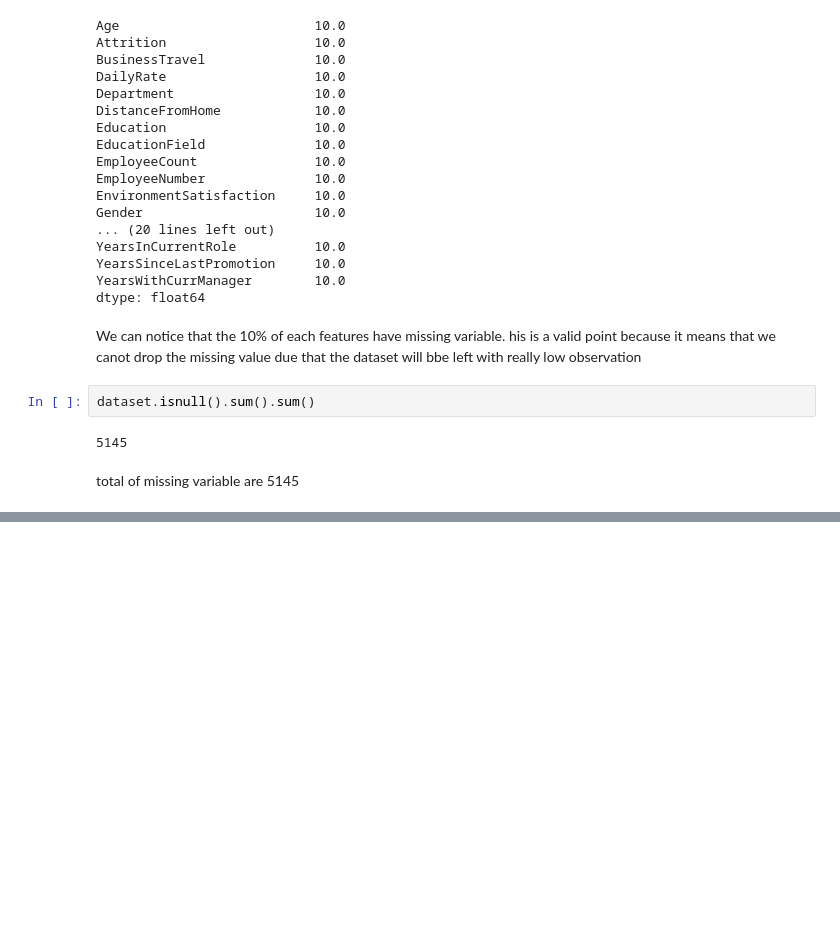
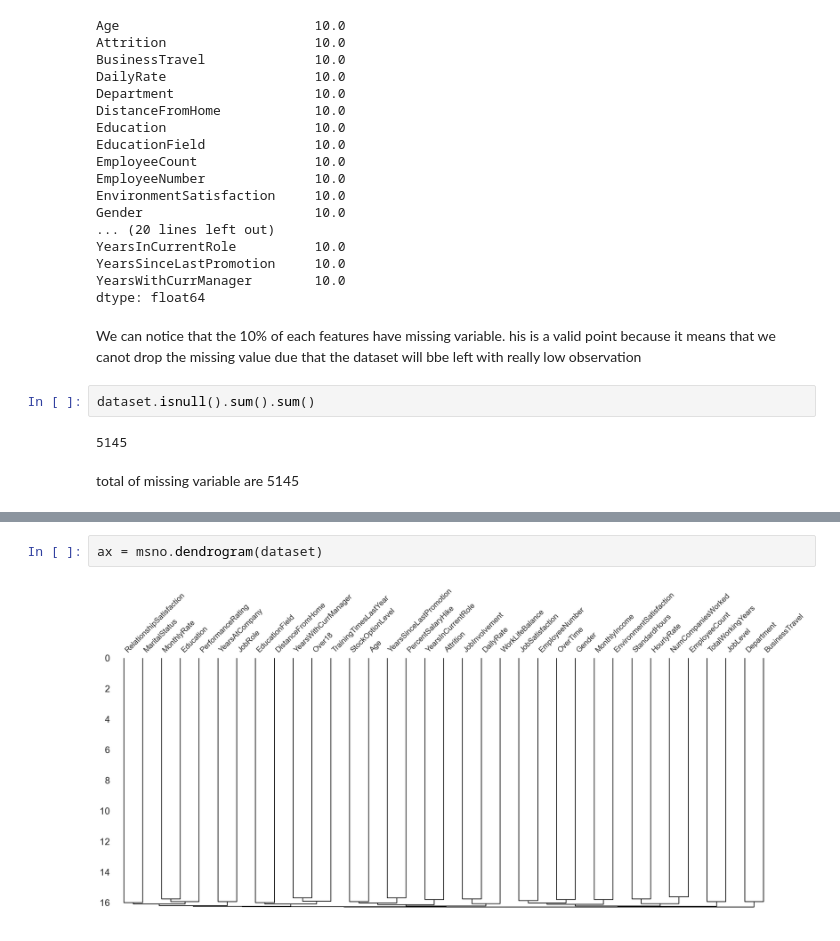
Before and after one commit to Sba23037/CristinaPriolo_Sba23037_Lvl8_CA2_Integrated, a Jupyter notebook: CristinaPriolo_Sba23037_Lvl8_CA2_Integrated.ipynb, the cells around one changed output, grey strips where cells are left out. Drawn from its saved outputs; the diff is of its cells as text; blank space fills up the shorter version.

```diff
--- a/CristinaPriolo_Sba23037_Lvl8_CA2_Integrated.ipynb
+++ b/CristinaPriolo_Sba23037_Lvl8_CA2_Integrated.ipynb
@@ -128,0 +160,4 @@ Visualization of
+# %%
+ax = msno.dendrogram(dataset)
+# %% [output]
+[figure, added]
```
Also changed, not shown: parts of 23 cells of this notebook.
